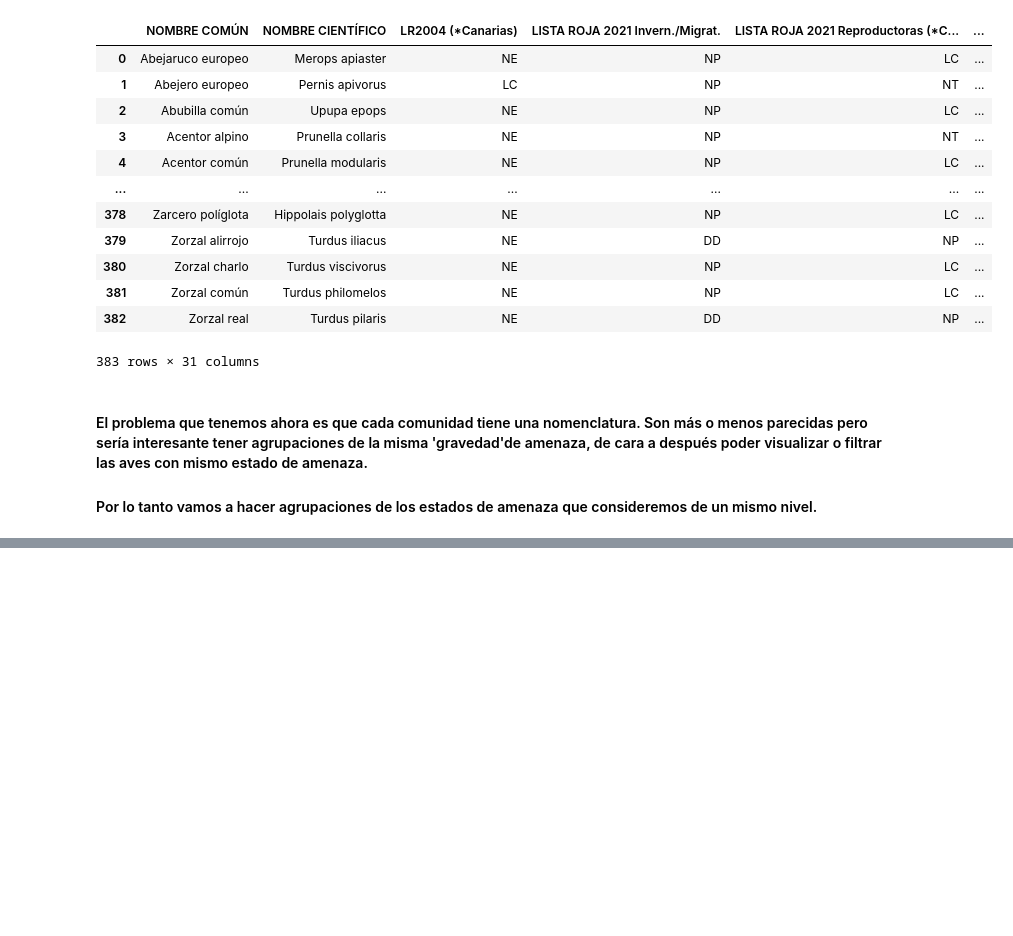
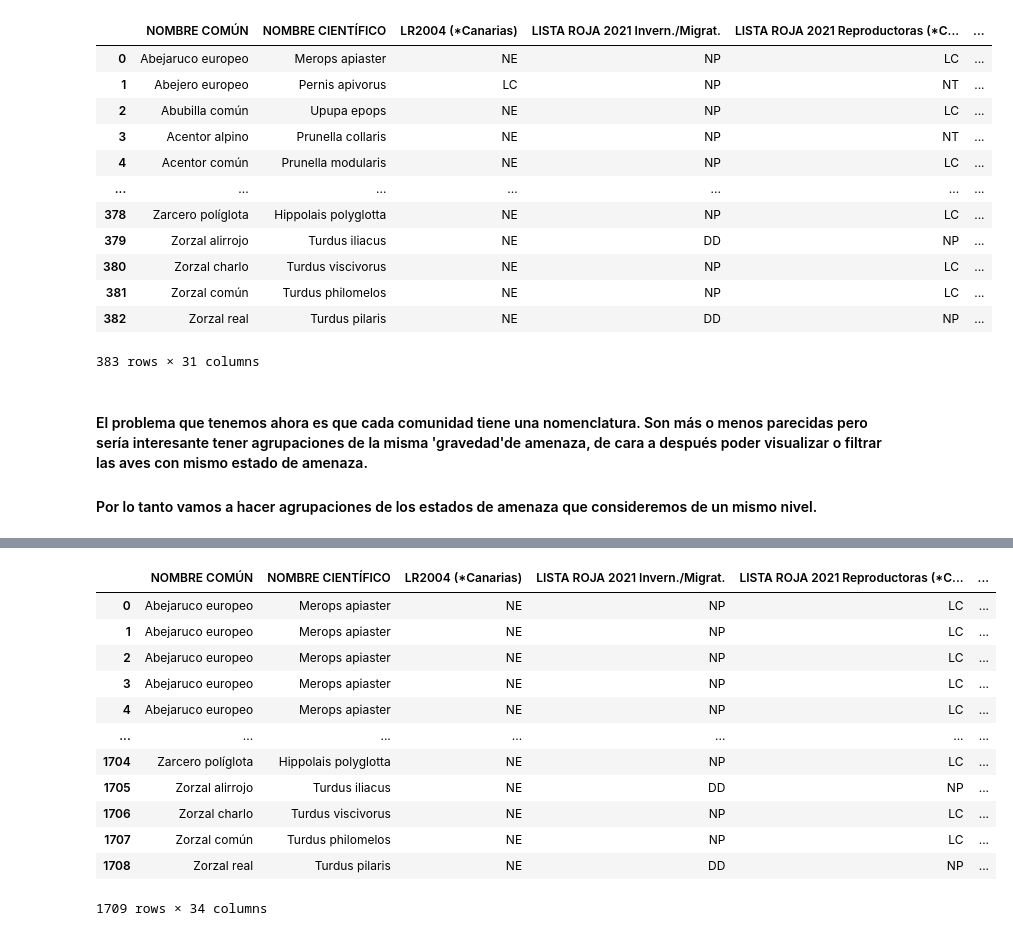
Before and after one commit to Factoria-F5-AI-Bootcamp-1-Edicion/Tracking_Aves, a Jupyter notebook: EDAb.ipynb, the cells around one changed output, grey strips where cells are left out. Saved outputs shown, nothing was run; the diff lists cells and outputs as text; code cells hidden in the pictures; blank space fills up the shorter version.

```diff
--- a/EDAb.ipynb
+++ b/EDAb.ipynb
@@ -823,0 +1071,4 @@ Acentor común
+# %%
+# Creamos un dataframe solo con las columnas NOMBRE COMUN y Presente.
+ubi = df_final[['NOMBRE COMÚN', 'Presente']]
+ubi
@@ -823,0 +1089,4 @@ Acentor común
+# %%
+# Separamos los valores por coma ',' y obtenemos un valor por fila.
+s = ubi["Presente"].str.split(",").apply(pd.Series, 1).stack().reset_index(drop=True)
+s
@@ -823,0 +1121,4 @@ Acentor común
+# %%
+# Nombramos a esta nueva columna 'Ubicacion'
+s.name = 'Ubicacion'
+s
@@ -823,0 +1176,18 @@ Acentor común
+# %%
+# Unimos todo en un solo dataframe.
+df_definitivo = ame.join(s)
+df_definitivo
+# %% [output]
+|  | NOMBRE COMÚN | NOMBRE CIENTÍFICO | LR2004 (*Canarias) | LISTA ROJA 2021 Invern./Migrat. | LISTA ROJA 2021 Reproductoras (*C... | ... |
+| 0 | Abejaruco europeo | Merops apiaster | NE | NP | LC | ... |
+| 1 | Abejaruco europeo | Merops apiaster | NE | NP | LC | ... |
+| 2 | Abejaruco europeo | Merops apiaster | NE | NP | LC | ... |
+| 3 | Abejaruco europeo | Merops apiaster | NE | NP | LC | ... |
+| 4 | Abejaruco europeo | Merops apiaster | NE | NP | LC | ... |
+| ... | ... | ... | ... | ... | ... | ... |
+| 1704 | Zarcero políglota | Hippolais polyglotta | NE | NP | LC | ... |
+| 1705 | Zorzal alirrojo | Turdus iliacus | NE | DD | NP | ... |
+| 1706 | Zorzal charlo | Turdus viscivorus | NE | NP | LC | ... |
+| 1707 | Zorzal común | Turdus philomelos | NE | NP | LC | ... |
+| 1708 | Zorzal real | Turdus pilaris | NE | DD | NP | ... |
+1709 rows × 34 columns
```
Also changed, not shown: parts of 18 cells of this notebook.
